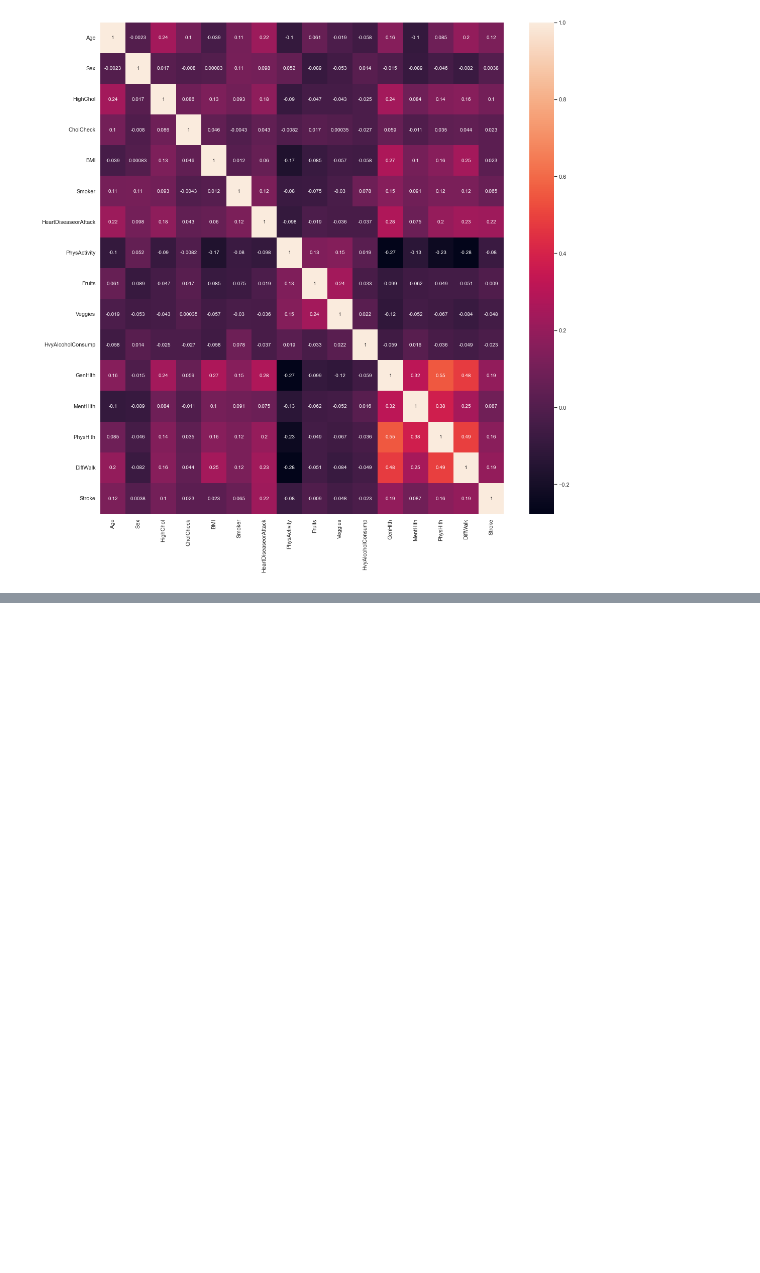
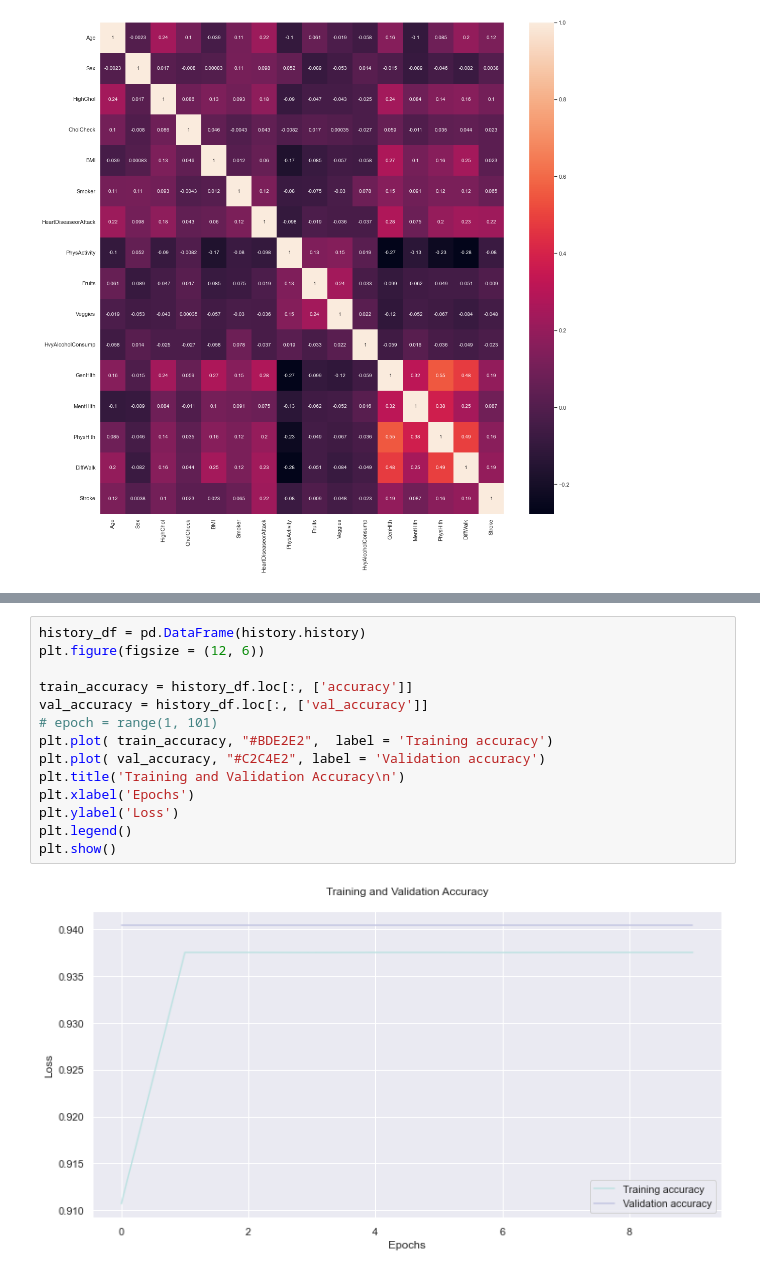
Before and after one commit to storyofhis/Stroke_ANN_Classification, a Jupyter notebook: stroke/Sigmoid.ipynb, the cells around one changed output, grey strips where cells are left out. Saved outputs shown, nothing was run; the diff lists cells and outputs as text; blank space fills up the shorter version.

```diff
--- a/stroke/Sigmoid.ipynb
+++ b/stroke/Sigmoid.ipynb
@@ -433,0 +291,16 @@ ValueError: in user code:
+# %%
+history_df = pd.DataFrame(history.history)
+plt.figure(figsize = (12, 6))
+
+train_accuracy = history_df.loc[:, ['accuracy']]
+val_accuracy = history_df.loc[:, ['val_accuracy']]
+# epoch = range(1, 101)
+plt.plot( train_accuracy, "#BDE2E2",  label = 'Training accuracy')
+plt.plot( val_accuracy, "#C2C4E2", label = 'Validation accuracy')
+plt.title('Training and Validation Accuracy\n')
+plt.xlabel('Epochs')
+plt.ylabel('Loss')
+plt.legend()
+plt.show()
+# %% [output]
+[figure, added]
```
Also changed, not shown: parts of 29 cells of this notebook, 1 other file.
